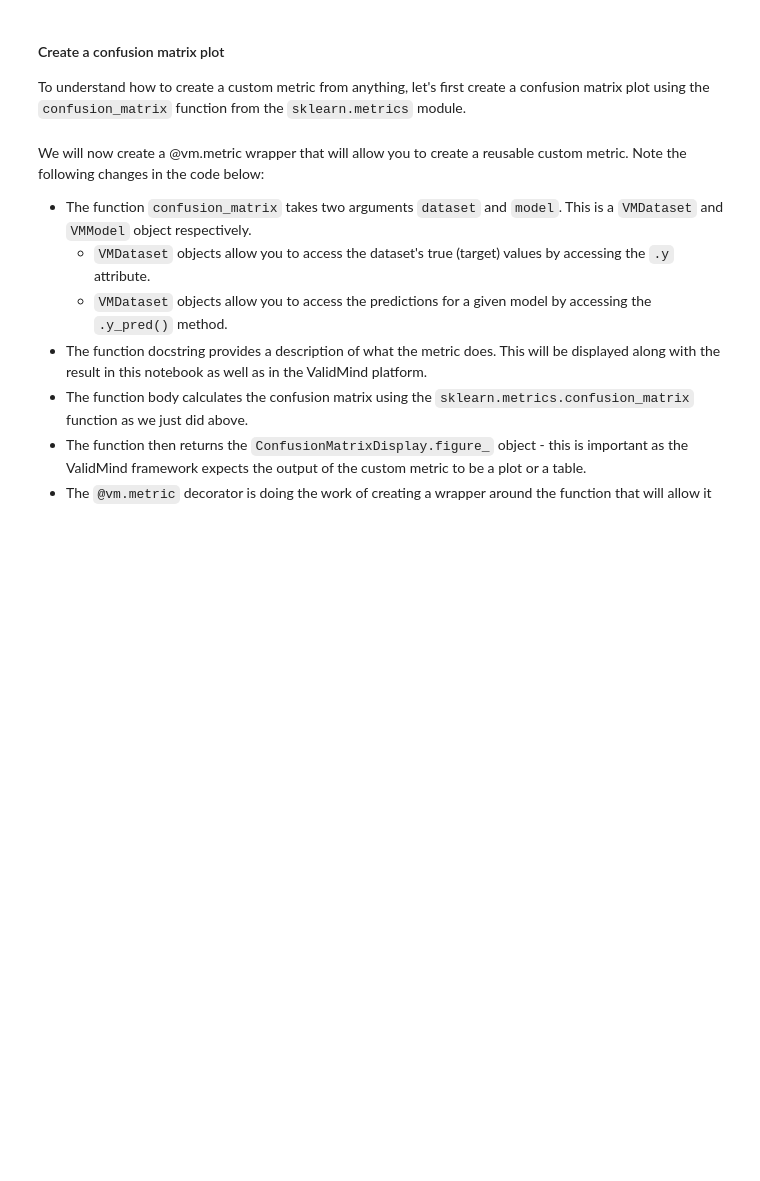
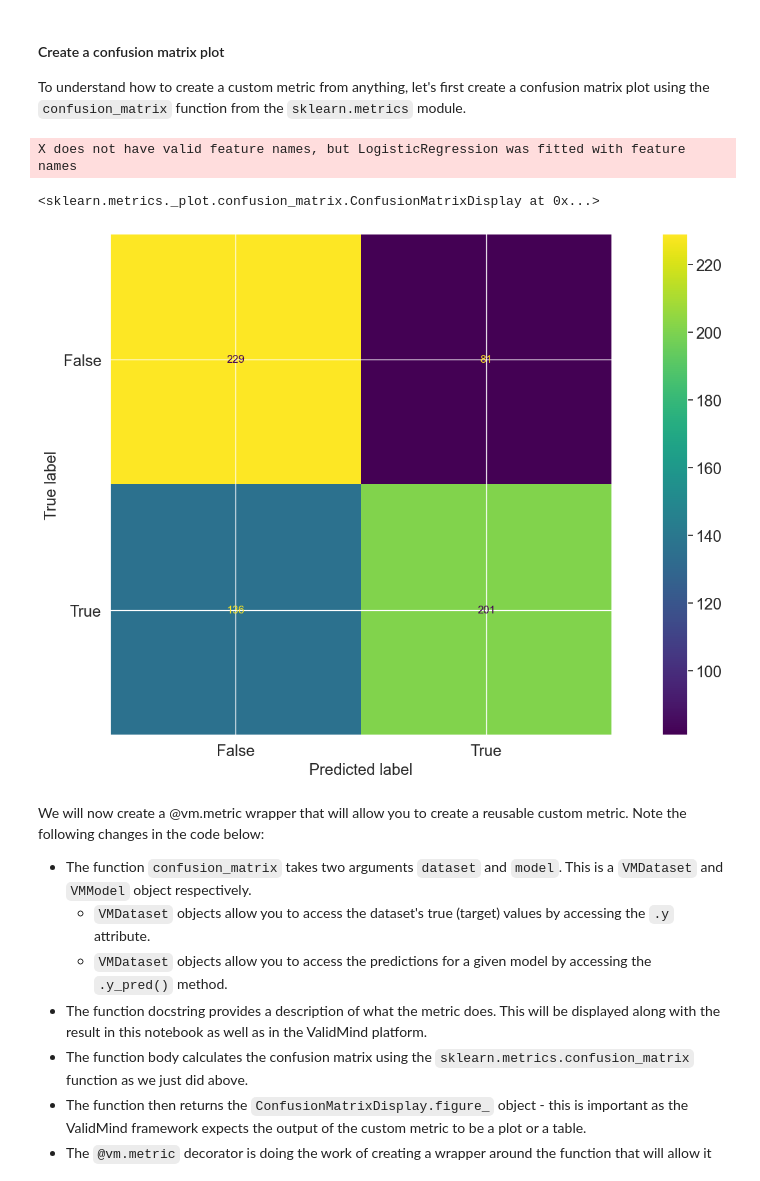
Before and after one commit to validmind/developer-framework, a Jupyter notebook: notebooks/tutorials/intro_for_model_developers.ipynb, the cells around one changed output. Drawn from its saved outputs; the diff is of its cells as text; code cells hidden in the pictures; blank space fills up the shorter version.

```diff
--- a/notebooks/tutorials/intro_for_model_developers.ipynb
+++ b/notebooks/tutorials/intro_for_model_developers.ipynb
@@ -452,16 +608,20 @@ To understand how to create a custom metric from anything, let's first create a
 # %%
 import matplotlib.pyplot as plt
 from sklearn import metrics
 
 # Get the predicted classes
-y_pred = log_reg.predict(X_test)
+y_pred = log_reg.predict(vm_test_ds.x)
 
 confusion_matrix = metrics.confusion_matrix(y_test, y_pred)
 
 cm_display = metrics.ConfusionMatrixDisplay(
     confusion_matrix=confusion_matrix, display_labels=[False, True]
 )
 cm_display.plot()
+# %% [output]
+X does not have valid feature names, but LogisticRegression was fitted with feature names
+<sklearn.metrics._plot.confusion_matrix.ConfusionMatrixDisplay at 0x...>
+[figure, added]
 # %% [markdown]
 We will now create a @vm.metric wrapper that will allow you to create a reusable custom metric. Note the following changes in the code below:
 
```
Also changed, not shown: parts of 45 cells of this notebook, 2 other files.
